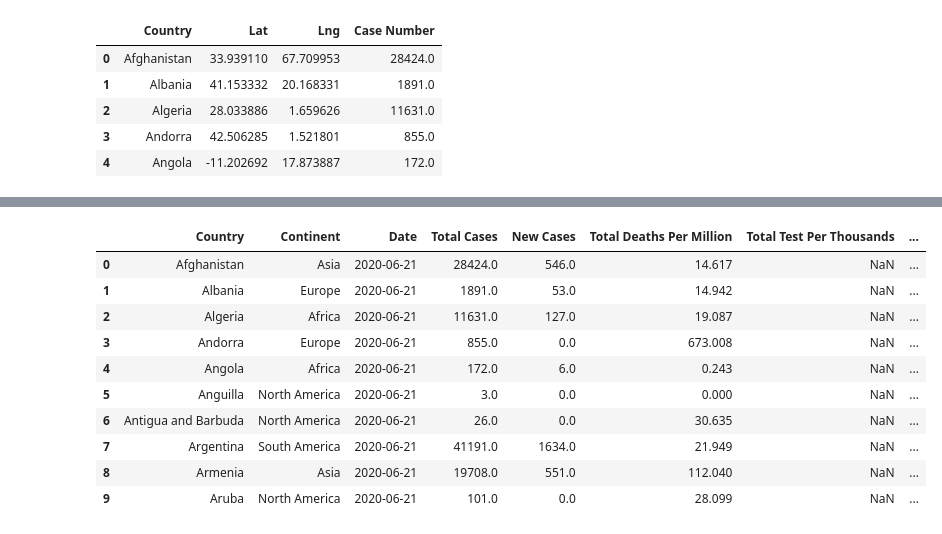
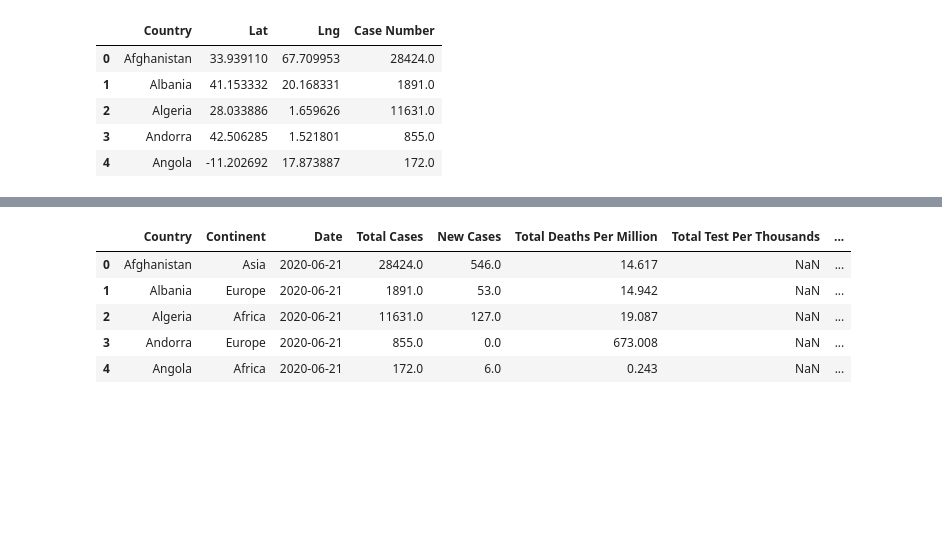
Before and after one commit to M-Agami/META-B, a Jupyter notebook: Coding/Coronavirus.ipynb, the cells around one changed output, grey strips where cells are left out. Cells and saved outputs as stored; diff of their text form; code cells hidden in the pictures; blank space fills up the shorter version.

```diff
--- a/Coding/Coronavirus.ipynb
+++ b/Coding/Coronavirus.ipynb
@@ -282,19 +321,14 @@ Map(configuration={'api_key': 'AIzaSyDH3qsu50Lp5FrXY997h-ayJrIIA3biGSU'}, data_b
 # %%
 countries_data_number_index=countries_data.reset_index()
 countries_data_number_index=countries_data_number_index.rename(columns={"Aged 65 or older":"% of Aged 65 or older"})
-countries_data_number_index.head(10)
+countries_data_number_index.head()
 # %% [output]
 |  | Country | Continent | Date | Total Cases | New Cases | Total Deaths Per Million | Total Test Per Thousands | ... |
 | 0 | Afghanistan | Asia | 2020-06-21 | 28424.0 | 546.0 | 14.617 | NaN | ... |
 | 1 | Albania | Europe | 2020-06-21 | 1891.0 | 53.0 | 14.942 | NaN | ... |
 | 2 | Algeria | Africa | 2020-06-21 | 11631.0 | 127.0 | 19.087 | NaN | ... |
 | 3 | Andorra | Europe | 2020-06-21 | 855.0 | 0.0 | 673.008 | NaN | ... |
 | 4 | Angola | Africa | 2020-06-21 | 172.0 | 6.0 | 0.243 | NaN | ... |
-| 5 | Anguilla | North America | 2020-06-21 | 3.0 | 0.0 | 0.000 | NaN | ... |
-| 6 | Antigua and Barbuda | North America | 2020-06-21 | 26.0 | 0.0 | 30.635 | NaN | ... |
-| 7 | Argentina | South America | 2020-06-21 | 41191.0 | 1634.0 | 21.949 | NaN | ... |
-| 8 | Armenia | Asia | 2020-06-21 | 19708.0 | 551.0 | 112.040 | NaN | ... |
-| 9 | Aruba | North America | 2020-06-21 | 101.0 | 0.0 | 28.099 | NaN | ... |
 # %%
 import plotly.express as px
 from plotly.subplots import make_subplots
```
Also changed, not shown: parts of 9 cells of this notebook.
